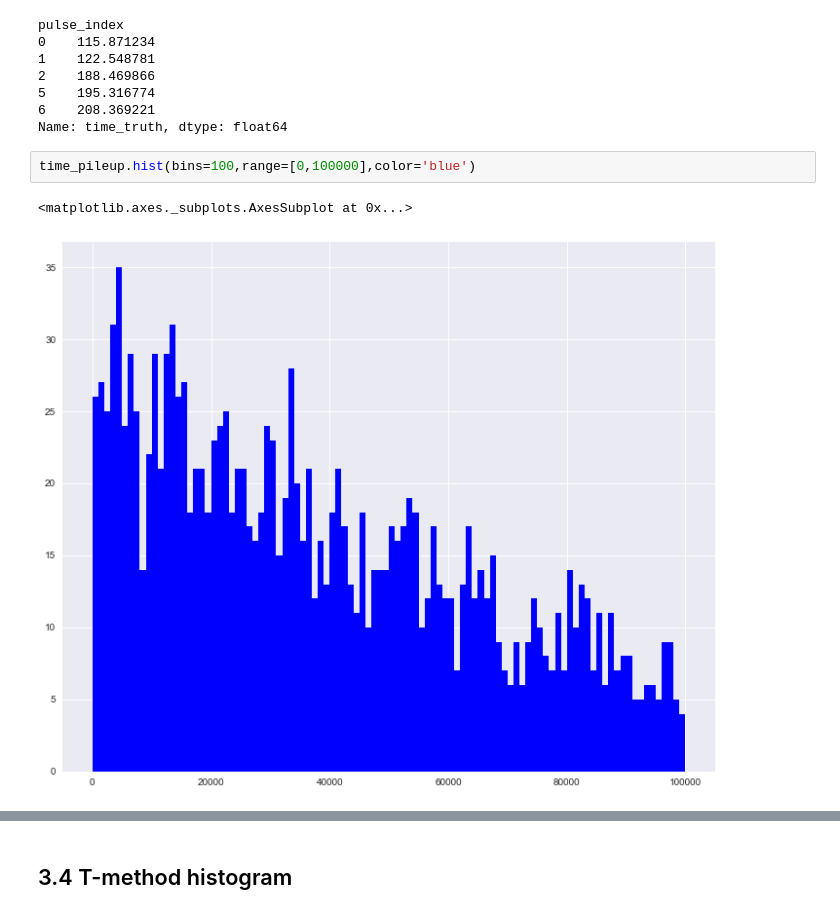
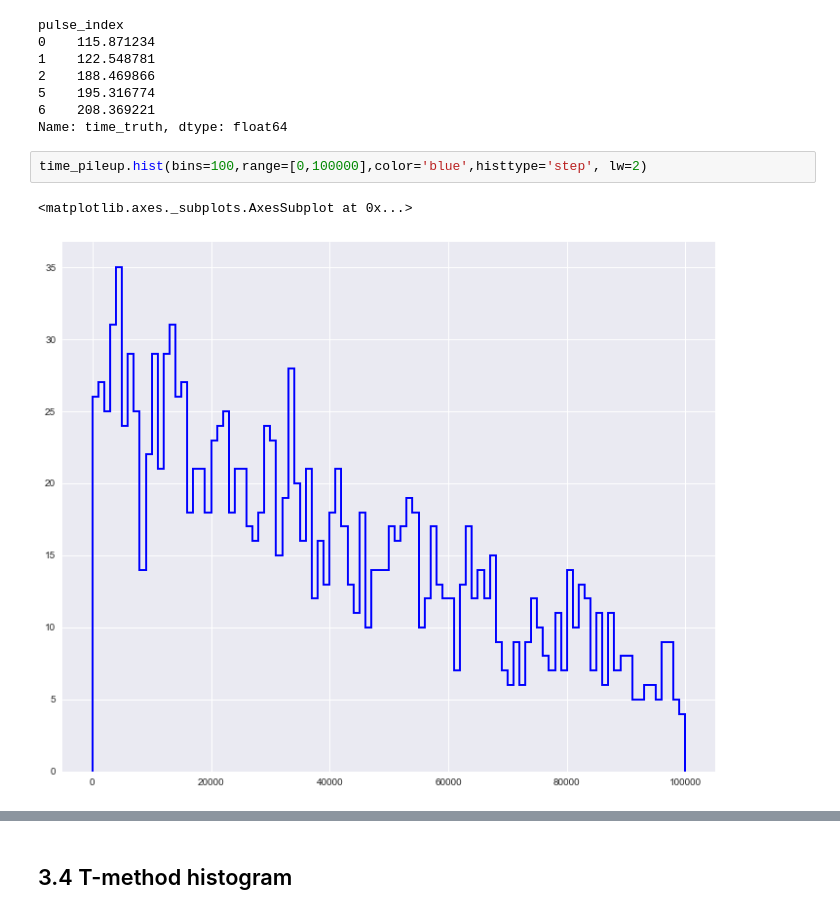
Before and after one commit to kimsiang/MuonG2, a Jupyter notebook: pileup/PileupStudy.ipynb, the cells around one changed output, grey strips where cells are left out. Drawn from its saved outputs; the diff is of its cells as text.

Commit message:
updated pileup study

```diff
--- a/pileup/PileupStudy.ipynb
+++ b/pileup/PileupStudy.ipynb
@@ -292,8 +292,8 @@ pulse_index
 6    208.369221
 Name: time_truth, dtype: float64
 # %%
-time_pileup.hist(bins=100,range=[0,100000],color='blue')
+time_pileup.hist(bins=100,range=[0,100000],color='blue',histtype='step', lw=2)
 # %% [output]
 <matplotlib.axes._subplots.AxesSubplot at 0x...>
-[figure, old version]
+[figure, new version]
 # %%
```
Also changed, not shown: parts of 9 cells of this notebook.
